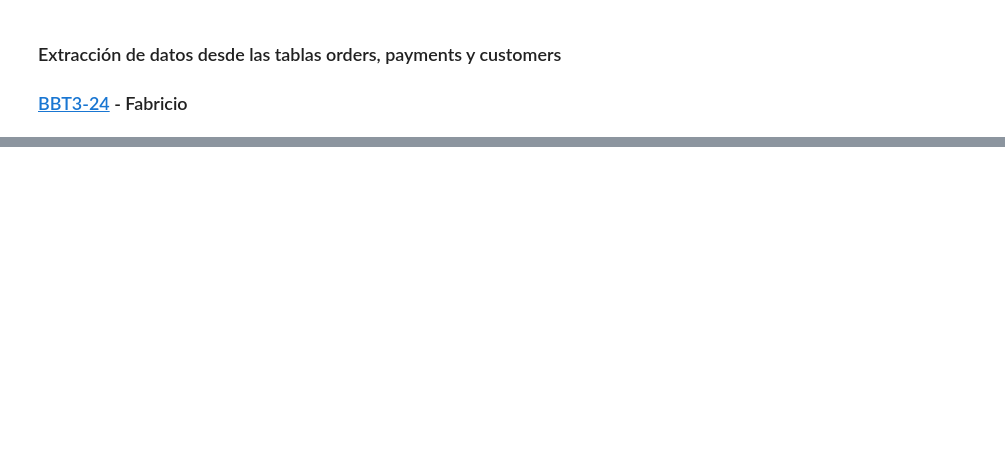
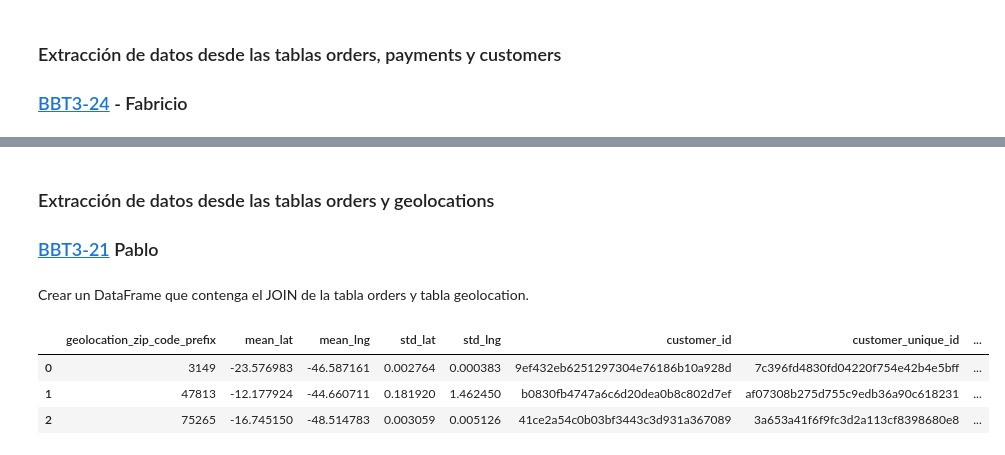
Before and after one commit to alkemyTech/BBVA-BDS-W1-T3, a Jupyter notebook: Caso_de_Negocio.ipynb, the cells around one changed output, grey strips where cells are left out. Drawn from its saved outputs; the diff is of its cells as text; code cells hidden in the pictures; blank space fills up the shorter version.

```diff
--- a/Caso_de_Negocio.ipynb
+++ b/Caso_de_Negocio.ipynb
@@ -207,0 +307,35 @@ orders_payments_and_customers_df.head()
+# %% [markdown]
+### Extracción de datos desde las tablas orders y geolocations
+
+### [BBT3-21](https://alkemy-labs.atlassian.net/browse/BBT3-21) Pablo
+# %% [markdown]
+Crear un DataFrame que contenga el JOIN de la tabla orders y tabla geolocation.
+# %%
+# Hacemos el promedio de coordenadas por cada zip_code y calculamos tambien la desviacion standard de esas
+# coordenadas para evitar conflictos en futuras tareas
+# Desviacion standard calculada como: std = (avg(col*col) - avg(col)*avg(col))^(1/2)
+# siendo std^2 la varianza
+
+query_geolocation_orders = '''
+SELECT *
+FROM (
+  SELECT geolocation_zip_code_prefix, AVG(geolocation_lat) AS mean_lat, AVG(geolocation_lng) as mean_lng,
+          SQRT(avg(geolocation_lat * geolocation_lat) - avg(geolocation_lat)*avg(geolocation_lat)) AS std_lat,
+          SQRT(avg(geolocation_lng * geolocation_lng) - avg(geolocation_lng)*avg(geolocation_lng)) AS std_lng
+  FROM geolocation
+  GROUP BY geolocation_zip_code_prefix
+  ) AS geoavg
+INNER JOIN customers AS c
+  ON c.customer_zip_code_prefix = geoavg.geolocation_zip_code_prefix
+INNER JOIN orders AS o
+  ON c.customer_id = o.customer_id
+;
+'''
+
+geolocation_orders_df = pd.read_sql_query(query_geolocation_orders, conn)
+geolocation_orders_df.head(3)
+# %% [output]
+|  | geolocation_zip_code_prefix | mean_lat | mean_lng | std_lat | std_lng | customer_id | customer_unique_id | ... |
+| 0 | 3149 | -23.576983 | -46.587161 | 0.002764 | 0.000383 | 9ef432eb6251297304e76186b10a928d | 7c396fd4830fd04220f754e42b4e5bff | ... |
+| 1 | 47813 | -12.177924 | -44.660711 | 0.181920 | 1.462450 | b0830fb4747a6c6d20dea0b8c802d7ef | af07308b275d755c9edb36a90c618231 | ... |
+| 2 | 75265 | -16.745150 | -48.514783 | 0.003059 | 0.005126 | 41ce2a54c0b03bf3443c3d931a367089 | 3a653a41f6f9fc3d2a113cf8398680e8 | ... |
```
Also changed, not shown: parts of 13 cells of this notebook.
